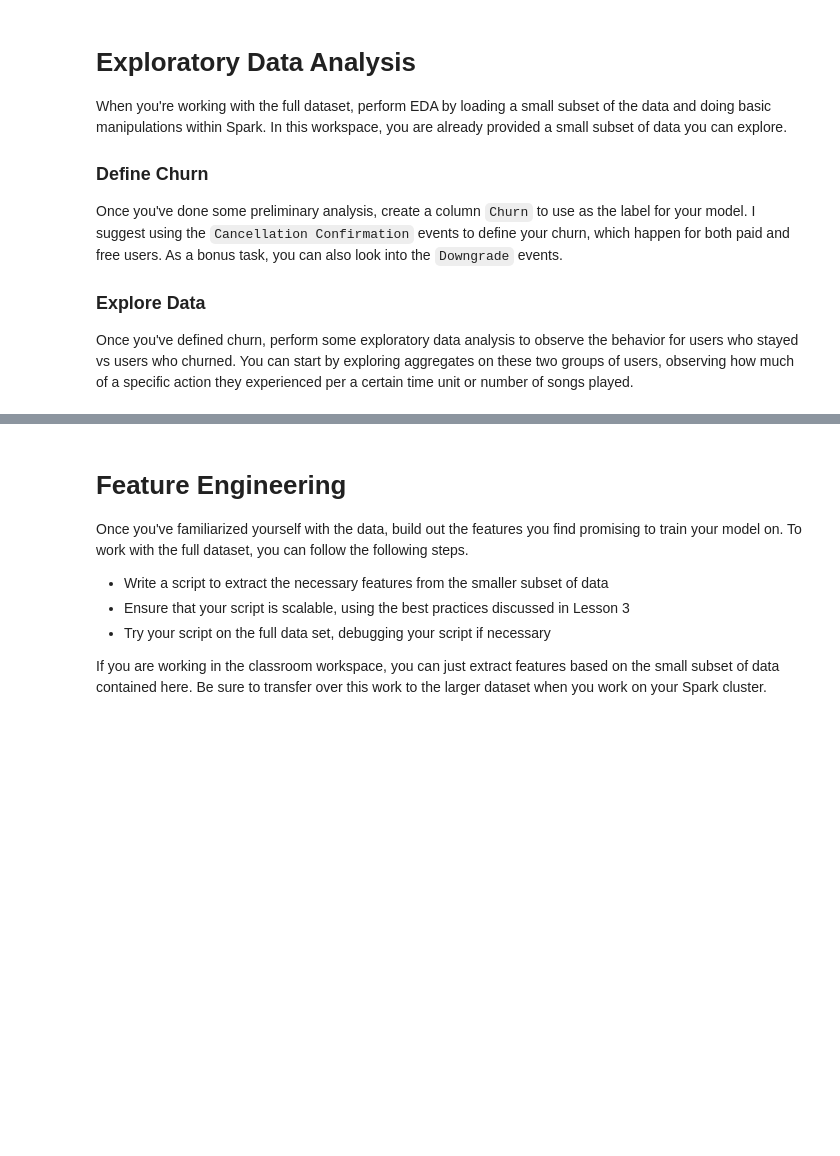
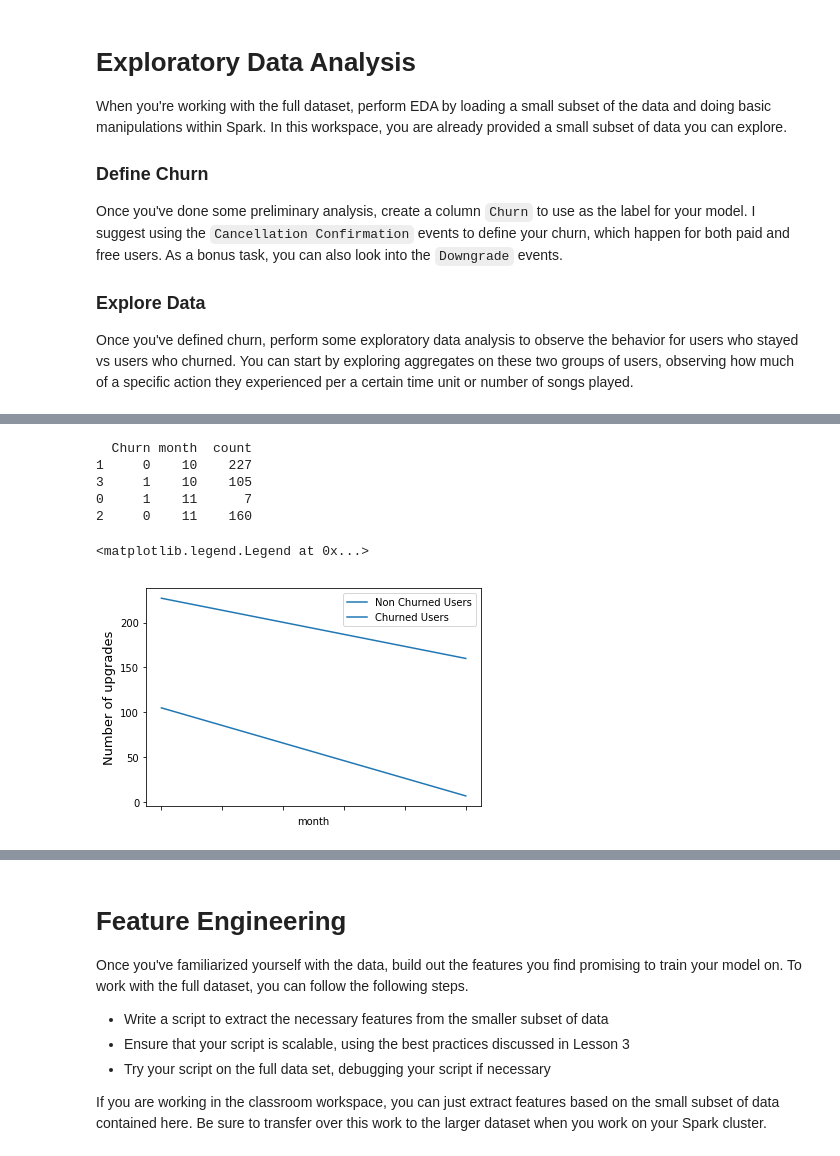
Before and after one commit to uzair123/sparkify_music_app, a Jupyter notebook: Sparkify.ipynb, the cells around one changed output, grey strips where cells are left out. Saved outputs shown, nothing was run; the diff lists cells and outputs as text; code cells hidden in the pictures; blank space fills up the shorter version.

```diff
--- a/Sparkify.ipynb
+++ b/Sparkify.ipynb
@@ -72,0 +458,18 @@ Once you've defined churn, perform some exploratory data analysis to observe the
+# %%
+upgrade_month1 = upgrade_month.toPandas()
+upgrade_month1.sort_values(by=['month'], inplace=True)
+print(upgrade_month1.head())
+
+ax = plt.gca()
+#ax.set_xlabel('Hours from 0-24', fontsize=13)
+ax.set_ylabel('Number of upgrades', fontsize= 13)
+upgrade_month1.groupby('Churn').plot(x='month', y='count', kind = 'line', use_index=True ,legend=True, subplots = True, ax=ax)
+ax.legend(["Non Churned Users", "Churned Users"])
+# %% [output]
+  Churn month  count
+1     0    10    227
+3     1    10    105
+0     1    11      7
+2     0    11    160
+<matplotlib.legend.Legend at 0x...>
+[figure, added]
```
Also changed, not shown: parts of 92 cells of this notebook, 1 other file.
